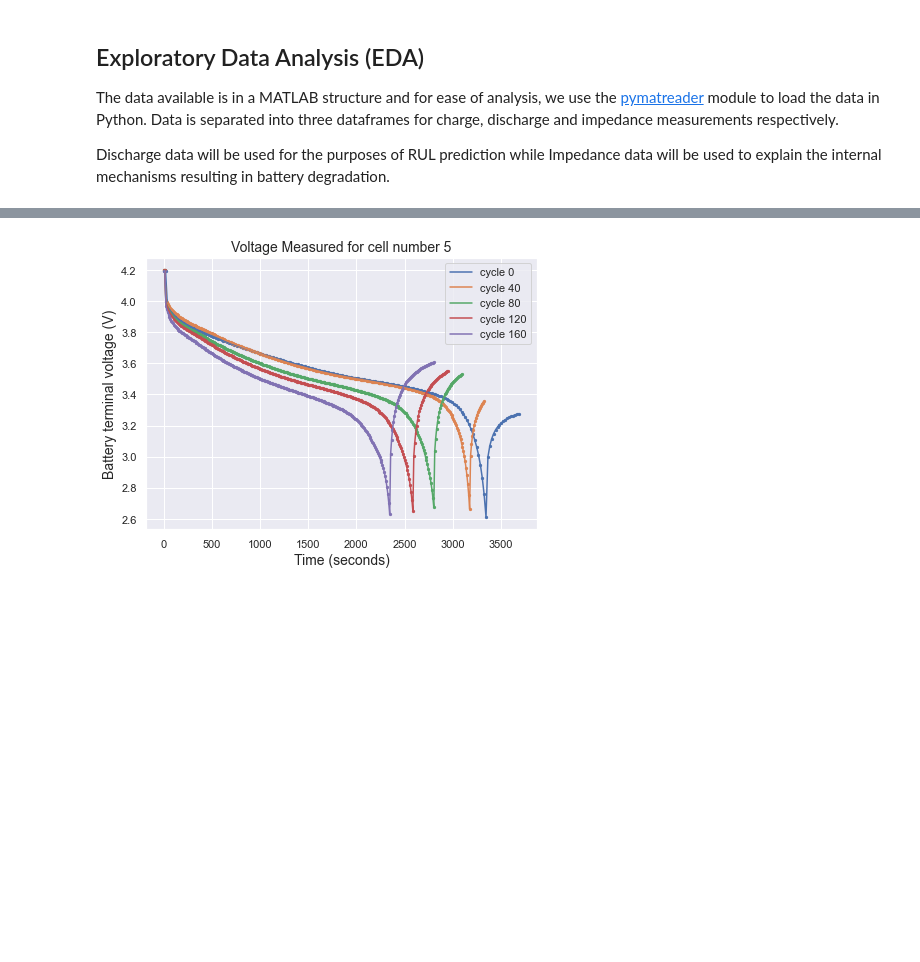
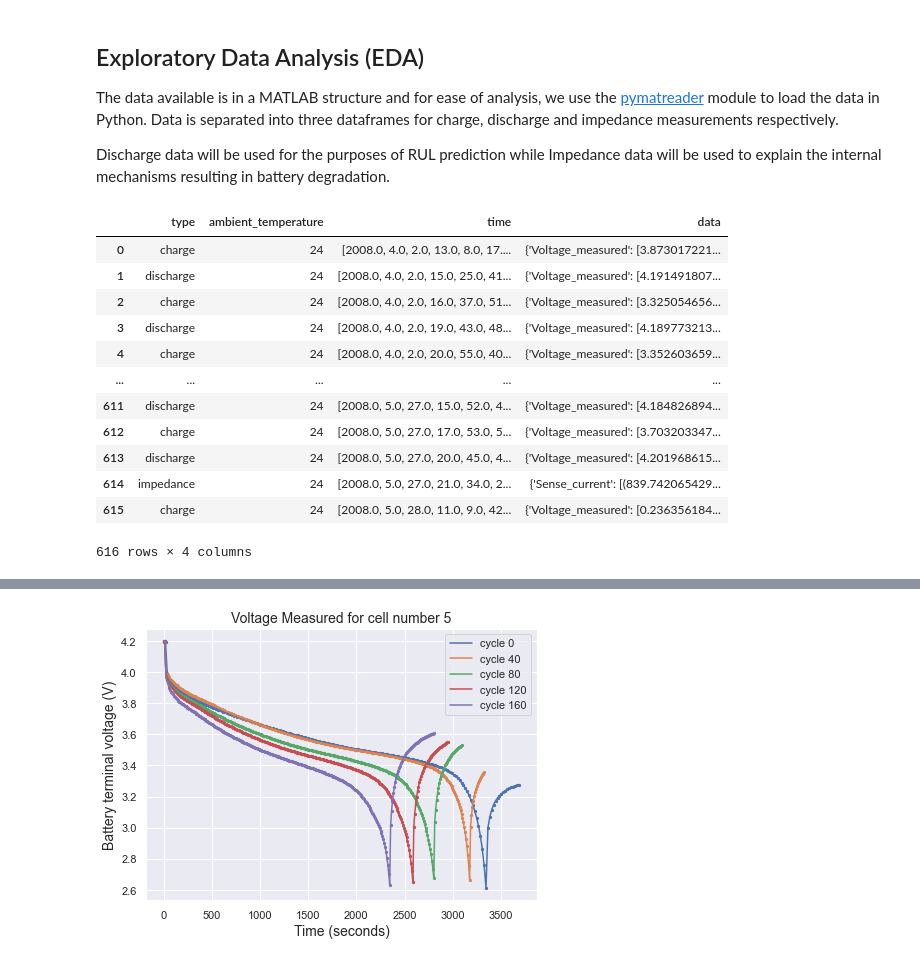
Before and after one commit to aweditya/ev-battery-degradation, a Jupyter notebook: Predicting RUL of EV Batteries.ipynb, the cells around one changed output, grey strips where cells are left out. Cells and saved outputs as stored; diff of their text form; code cells hidden in the pictures; blank space fills up the shorter version.

```diff
--- a/Predicting RUL of EV Batteries.ipynb
+++ b/Predicting RUL of EV Batteries.ipynb
@@ -49,0 +53,16 @@ Discharge data will be used for the purposes of RUL prediction while Impedance d
+# %%
+df
+# %% [output]
+|  | type | ambient_temperature | time | data |
+| 0 | charge | 24 | [2008.0, 4.0, 2.0, 13.0, 8.0, 17.... | {'Voltage_measured': [3.873017221... |
+| 1 | discharge | 24 | [2008.0, 4.0, 2.0, 15.0, 25.0, 41... | {'Voltage_measured': [4.191491807... |
+| 2 | charge | 24 | [2008.0, 4.0, 2.0, 16.0, 37.0, 51... | {'Voltage_measured': [3.325054656... |
+| 3 | discharge | 24 | [2008.0, 4.0, 2.0, 19.0, 43.0, 48... | {'Voltage_measured': [4.189773213... |
+| 4 | charge | 24 | [2008.0, 4.0, 2.0, 20.0, 55.0, 40... | {'Voltage_measured': [3.352603659... |
+| ... | ... | ... | ... | ... |
+| 611 | discharge | 24 | [2008.0, 5.0, 27.0, 15.0, 52.0, 4... | {'Voltage_measured': [4.184826894... |
+| 612 | charge | 24 | [2008.0, 5.0, 27.0, 17.0, 53.0, 5... | {'Voltage_measured': [3.703203347... |
+| 613 | discharge | 24 | [2008.0, 5.0, 27.0, 20.0, 45.0, 4... | {'Voltage_measured': [4.201968615... |
+| 614 | impedance | 24 | [2008.0, 5.0, 27.0, 21.0, 34.0, 2... | {'Sense_current': [(839.742065429... |
+| 615 | charge | 24 | [2008.0, 5.0, 28.0, 11.0, 9.0, 42... | {'Voltage_measured': [0.236356184... |
+616 rows × 4 columns
```
Also changed, not shown: parts of 7 cells of this notebook.
